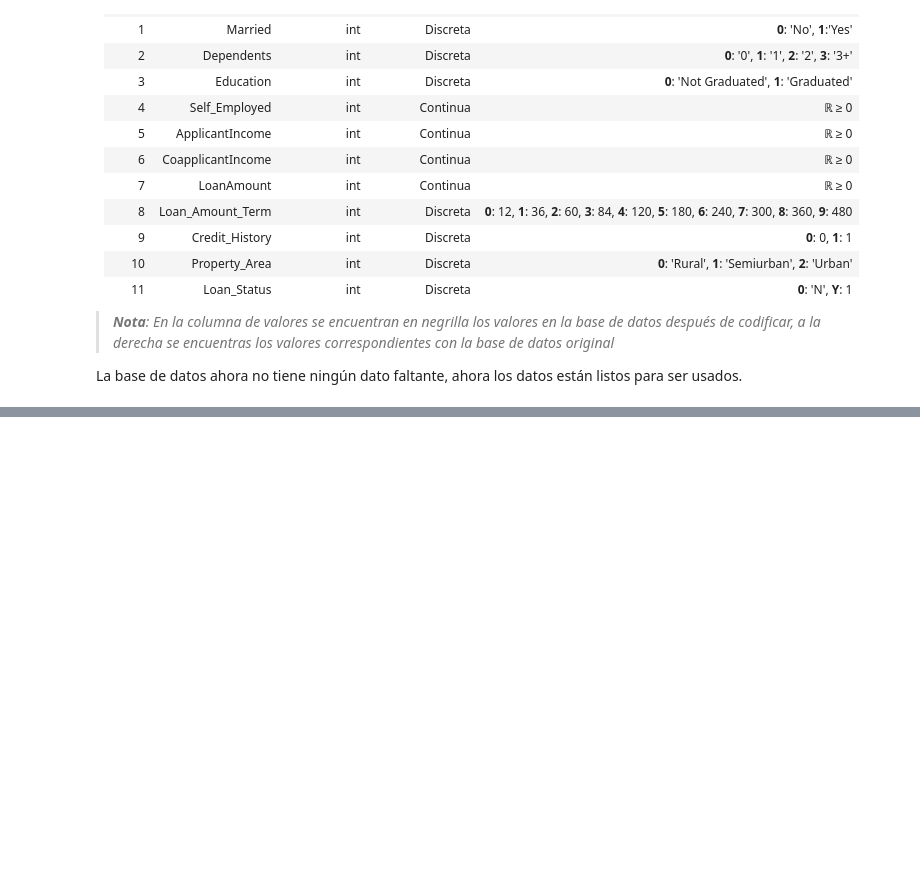
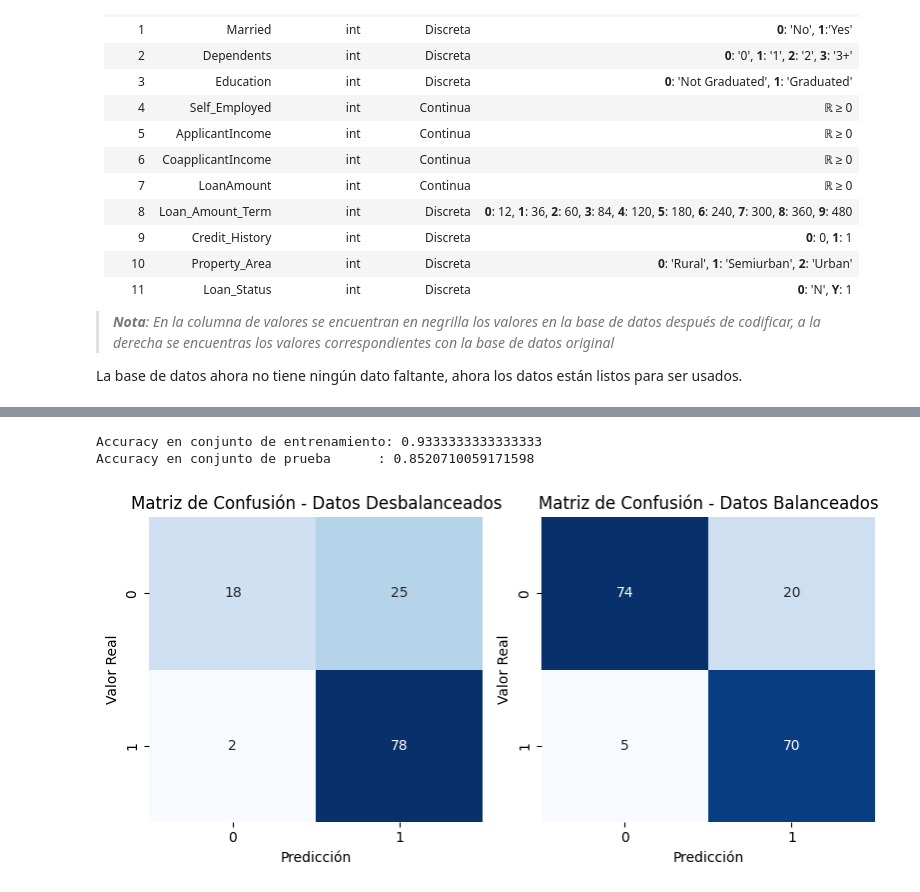
Before and after one commit to DavidUpegui/Home_Loan_approval_ML, a Jupyter notebook: Evaluación_inteligente_de_créditos_hipotecarios.ipynb, the cells around one changed output, grey strips where cells are left out. Saved outputs shown, nothing was run; the diff lists cells and outputs as text; code cells hidden in the pictures; blank space fills up the shorter version.

```diff
--- a/Evaluación_inteligente_de_créditos_hipotecarios.ipynb
+++ b/Evaluación_inteligente_de_créditos_hipotecarios.ipynb
@@ -140,0 +280,16 @@ raw_data.to_csv(path + 'data.csv', index=False);
+# %%
+from imblearn.over_sampling import RandomOverSampler
+
+# Realiza la verificación del balance actual
+class_distribution_before = pd.Series(y).value_counts()
+print("Distribución de clases antes del sobremuestreo:")
+print(class_distribution_before)
+
+# Aplica sobremuestreo para equilibrar las clases
+oversample = RandomOverSampler(random_state=42)
+X_over, y_over = oversample.fit_resample(X, y)
+
+# Verifica la distribución de clases después del sobremuestreo
+class_distribution_after = pd.Series(y_over).value_counts()
+print("\nDistribución de clases después del sobremuestreo:")
+print(class_distribution_after)
@@ -140,0 +336,38 @@ raw_data.to_csv(path + 'data.csv', index=False);
+# %%
+# Calcular la precisión en los conjuntos de entrenamiento y prueba
+train_accuracy_over = best_model_over.score(X_over_train, y_over_train)
+test_accuracy_over = best_model_over.score(X_over_test, y_over_test)
+
+# Imprimir las precisiones en dos líneas consecutivas
+print("Accuracy en conjunto de entrenamiento:", train_accuracy_over)
+print("Accuracy en conjunto de prueba      :", test_accuracy_over)
+# %% [output]
+Accuracy en conjunto de entrenamiento: 0.9333333333333333
+Accuracy en conjunto de prueba      : 0.8520710059171598
+# %%
+# Obtiene las predicciones y las matrices de confusión
+y_pred_normal = best_model.predict(X_test)
+y_pred_over = best_model_over.predict(X_over_test)
+
+conf_matrix_normal = confusion_matrix(y_test, y_pred_normal)
+conf_matrix_over = confusion_matrix(y_over_test, y_pred_over)
+
+# Grafica las matrices de confusión
+plt.figure(figsize=(8, 4))
+
+plt.subplot(1, 2, 1)
+sns.heatmap(conf_matrix_normal, annot=True, fmt='d', cmap='Blues', cbar=False)
+plt.title('Matriz de Confusión - Datos Desbalanceados')
+plt.xlabel('Predicción')
+plt.ylabel('Valor Real')
+
+plt.subplot(1, 2, 2)
+sns.heatmap(conf_matrix_over, annot=True, fmt='d', cmap='Blues', cbar=False)
+plt.title('Matriz de Confusión - Datos Balanceados')
+plt.xlabel('Predicción')
+plt.ylabel('Valor Real')
+
+plt.tight_layout()
+plt.show()
+# %% [output]
+[figure, added]
```
Also changed, not shown: parts of 59 cells of this notebook.
